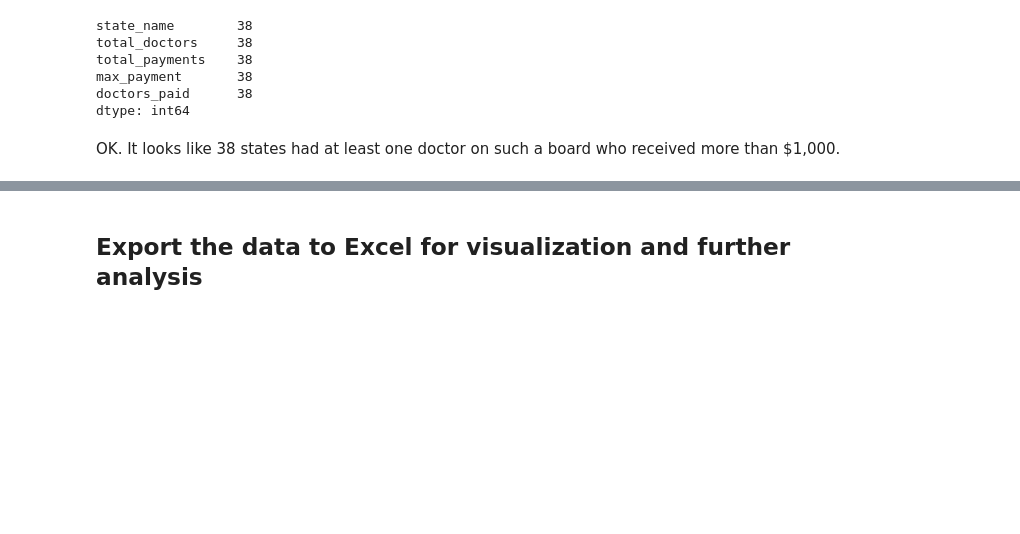
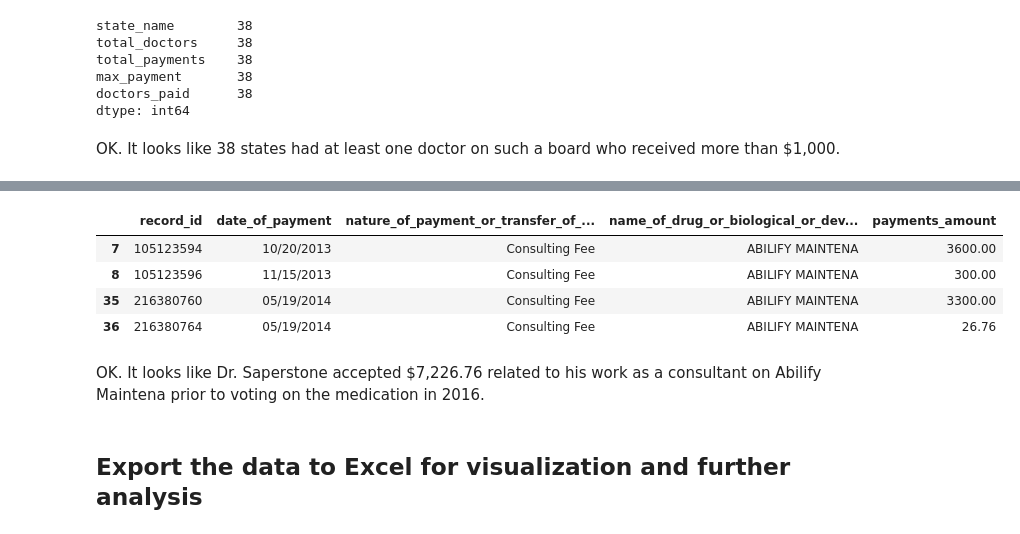
Before and after one commit to PublicI/medicaid-influence-analysis, a Jupyter notebook: drug_payments.ipynb, the cells around one changed output, grey strips where cells are left out. Cells and saved outputs as stored; diff of their text form; code cells hidden in the pictures; blank space fills up the shorter version.

```diff
--- a/drug_payments.ipynb
+++ b/drug_payments.ipynb
@@ -329,0 +467,23 @@ OK. It looks like 38 states had at least one doctor on such a board who received
+# %%
+%%notify
+saperstone_payments = pd.read_sql("""
+CREATE TABLE IF NOT EXISTS saperstone_payments AS
+SELECT record_id,
+       date_of_payment,
+       nature_of_payment_or_transfer_of_value,
+       name_of_drug_or_biological_or_device_or_medical_supply_1,
+       sum(total_amount_of_payment_usdollars) AS payments_amount
+FROM open_payments_general
+WHERE physician_last_name = 'SAPERSTONE'
+  AND physician_first_name = 'JAMES'
+  AND recipient_state = 'NY'
+GROUP BY record_id,
+         date_of_payment,
+         nature_of_payment_or_transfer_of_value,
+         name_of_drug_or_biological_or_device_or_medical_supply_1;
+
+GRANT ALL ON TABLE saperstone_payments TO redash;
+
+
+SELECT *
+FROM saperstone_payments;""", con=conn)
@@ -330,3 +492,13 @@ OK. It looks like 38 states had at least one doctor on such a board who received
+# %%
+saperstone_payments[(saperstone_payments["name_of_drug_or_biological_or_device_or_medical_supply_1"].str.contains("abilify maintena", case=False, na=False)) & (saperstone_payments["nature_of_payment_or_transfer_of_value"] == "Consulting Fee")]
+# %% [output]
+|  | record_id | date_of_payment | nature_of_payment_or_transfer_of_... | name_of_drug_or_biological_or_dev... | payments_amount |
+| 7 | 105123594 | 10/20/2013 | Consulting Fee | ABILIFY MAINTENA | 3600.00 |
+| 8 | 105123596 | 11/15/2013 | Consulting Fee | ABILIFY MAINTENA | 300.00 |
+| 35 | 216380760 | 05/19/2014 | Consulting Fee | ABILIFY MAINTENA | 3300.00 |
+| 36 | 216380764 | 05/19/2014 | Consulting Fee | ABILIFY MAINTENA | 26.76 |
+# %% [markdown]
+OK. It looks like Dr. Saperstone accepted $7,226.76 related to his work as a consultant on Abilify Maintena prior to voting on the medication in 2016.
 # %% [markdown]
 ## Export the data to Excel for visualization and further analysis
 # %%
```
Also changed, not shown: parts of 27 cells of this notebook.
